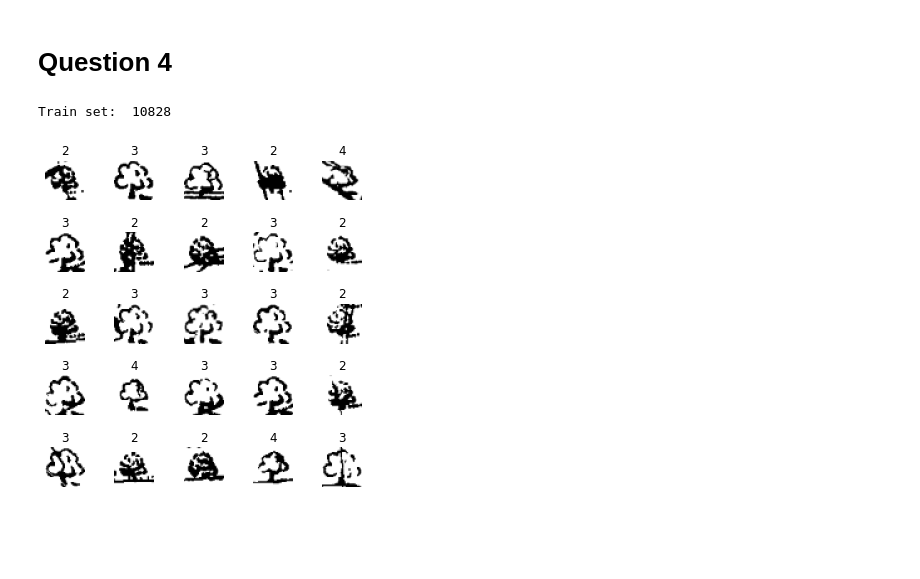
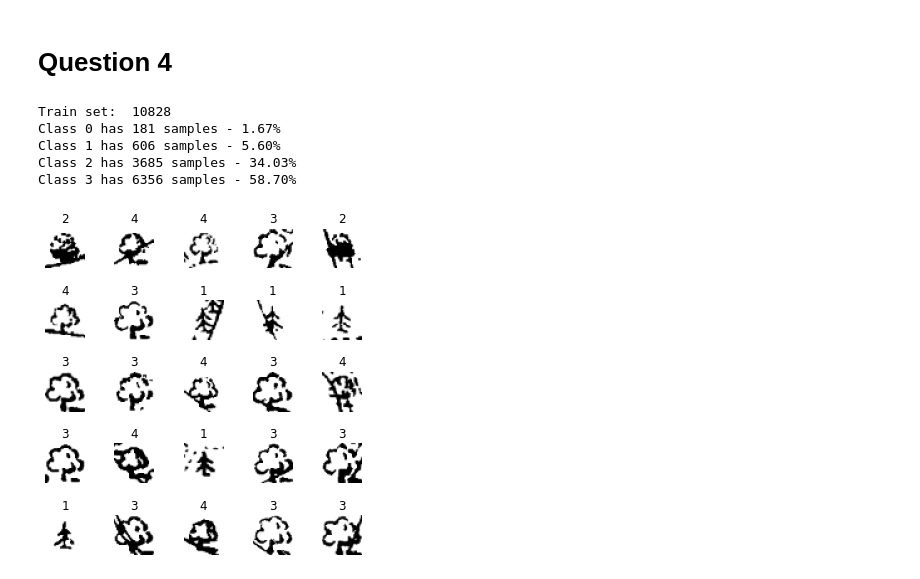
Before and after one commit to LucyIvatt/probabilistic-and-deep-learning, a Jupyter notebook: int3.ipynb, the cells around one changed output. Cells and saved outputs as stored; diff of their text form; code cells hidden in the pictures; blank space fills up the shorter version.

```diff
--- a/int3.ipynb
+++ b/int3.ipynb
@@ -631,40 +631,48 @@ device = torch.device("cpu")
 
 CGAN_EPOCHS = 5
 GEN_INPUT_Z = 100
-BATCH_SIZE = 64
+BATCH_SIZE = 25
 
 CGAN_data = datasets.ImageFolder(root='images', transform=transforms.Compose([transforms.Grayscale(num_output_channels=1),
                                                                                 transforms.ToTensor(),
                                                                                 transforms.Resize((32, 32)),
                                                                                 transforms.Normalize(0.5,0.5)]))
 
 CGAN_data.targets = [target-1 for target in CGAN_data.targets]
 tree_indicies = [i for i in range(len(CGAN_data)) if CGAN_data.targets[i] != -1]
+CGAN_subset = Subset(CGAN_data, tree_indicies)
 
-CGAN_subset = Subset(CGAN_data, tree_indicies)
 num_class_gan_train = Counter(CGAN_data.targets[i] for i in tree_indicies)
 print("Train set: ", sum(num_class_gan_train.values()))
-# print_split_stats(num_class_gan_train)
+print_split_stats(num_class_gan_train)
+
 
 cgan_y_train = [CGAN_data.targets[i] for i in tree_indicies]
 cgan_class_sample_count = np.array([v for _, v in sorted(num_class_gan_train.items())])
-cgan_weight = 1. / cgan_class_sample_count
-cgan_samples_weight = np.array([cgan_weight[t-1] for t in cgan_y_train])
+cgan_weight = 1. / torch.tensor(cgan_class_sample_count).float()
+
+cgan_samples_weight = np.array([cgan_weight[t] for t in cgan_y_train])
 cgan_samples_weight = torch.from_numpy(cgan_samples_weight)
 
-CGAN_sampler = WeightedRandomSampler(cgan_samples_weight.type('torch.DoubleTensor'), len(cgan_samples_weight))
-CGAN_dataloader = DataLoader(CGAN_subset, batch_size=BATCH_SIZE, sampler=CGAN_sampler, drop_last=True)
+sampler = torch.utils.data.WeightedRandomSampler(cgan_samples_weight, len(cgan_samples_weight))
+CGAN_dataloader=torch.utils.data.DataLoader(CGAN_subset, batch_size=64, num_workers=4, pin_memory = True, sampler = sampler)
+
+
 images, labels = next(iter(CGAN_dataloader))
 
 figure = plt.figure(figsize=(6, 6))
 plt.subplots_adjust(left=None, bottom=None, right=None, top=None, wspace=0.2, hspace=0.8)
 cols, rows = 5, 5
 for i in range(cols * rows):
     figure.add_subplot(rows, cols, i+1)
     plt.title(labels[i].item())
     plt.axis("off")
     plt.imshow(images[i,:].squeeze(), cmap="gray")
 plt.show()
 # %% [output]
 Train set:  10828
+Class 0 has 181 samples - 1.67%
+Class 1 has 606 samples - 5.60%
+Class 2 has 3685 samples - 34.03%
+Class 3 has 6356 samples - 58.70%
-[figure, old version]
+[figure, new version]
```
Also changed, not shown: parts of 6 cells of this notebook.
